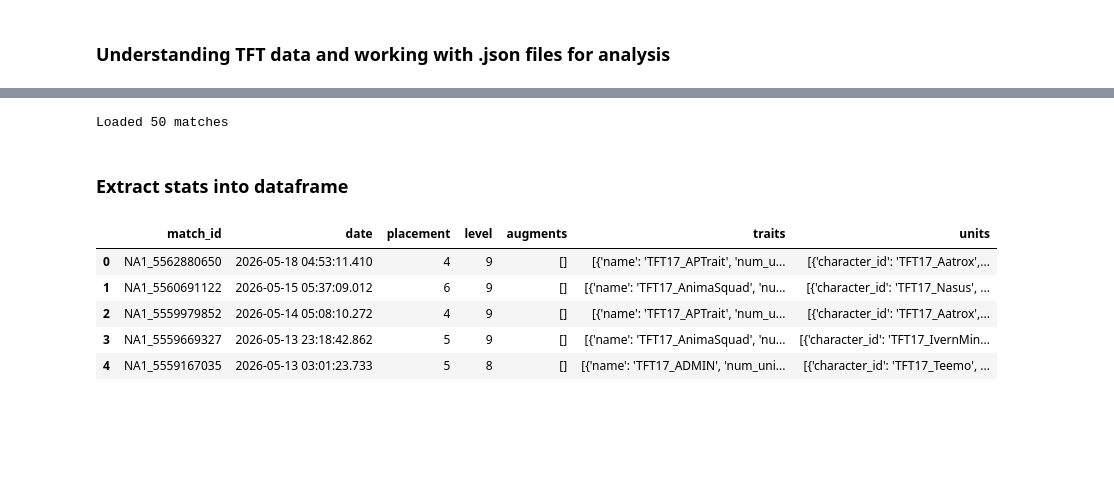
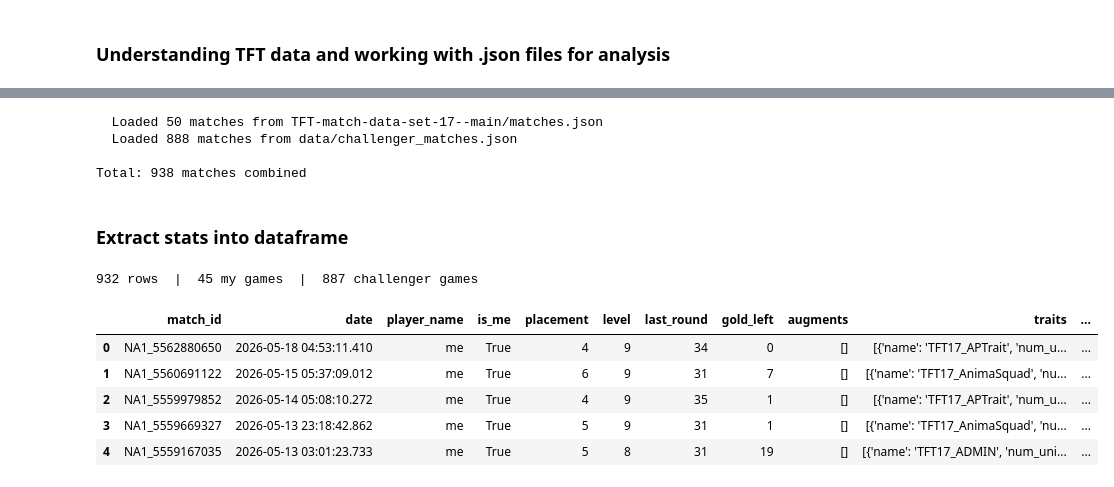
Before and after one commit to Spring-ms/TFT-match-data-set-17-, a Jupyter notebook: tft_analysis.ipynb, the cells around one changed output, grey strips where cells are left out. Saved outputs shown, nothing was run; the diff lists cells and outputs as text; code cells hidden in the pictures; blank space fills up the shorter version.

```diff
--- a/tft_analysis.ipynb
+++ b/tft_analysis.ipynb
@@ -32,41 +3,63 @@
 # %%
 import json
 import pandas as pd
+import os
 
-with open("data/matches.json") as f:
-    matches = json.load(f)
+def load_json(path):
+    if not os.path.exists(path):
+        print(f"  [skipped] {path} not found")
+        return []
+    with open(path) as f:
+        data = json.load(f)
+    print(f"  Loaded {len(data):,} matches from {path}")
+    return data
 
-print(f"Loaded {len(matches)} matches")
+my_matches   = load_json("TFT-match-data-set-17--main/matches.json")
+chall_matches = load_json("data/challenger_matches.json")
+
+all_matches = my_matches + chall_matches
+print(f"\nTotal: {len(all_matches):,} matches combined")
 # %% [output]
-Loaded 50 matches
+  Loaded 50 matches from TFT-match-data-set-17--main/matches.json
+  Loaded 888 matches from data/challenger_matches.json
+
+Total: 938 matches combined
 # %% [markdown]
 ### Extract stats into dataframe
 # %%
-def extract_my_stats(matches):
+def extract_stats(matches):
     rows = []
     for match in matches:
+        if match["info"].get("tft_set_number") != 17:
+            continue
         puuid = match["_my_puuid"]
         info = match["info"]
         me = next((p for p in info["participants"] if p["puuid"] == puuid), None)
         if me is None:
             continue
         rows.append({
-            "match_id":  match["metadata"]["match_id"],
-            "date":      pd.to_datetime(info["game_datetime"], unit="ms"),
-            "placement": me["placement"],
-            "level":     me["level"],
-            "augments":  [a.replace("TFT_Augment_", "") for a in me.get("augments", [])],
-            "traits":    me.get("traits", []),
-            "units":     me.get("units", []),
+            "match_id":    match["metadata"]["match_id"],
+            "date":        pd.to_datetime(info["game_datetime"], unit="ms"),
+            "player_name": match.get("_player_name", "me"),
+            "is_me":       match.get("_is_me", True),
+            "placement":   me["placement"],
+            "level":       me["level"],
+            "last_round":  me["last_round"],
+            "gold_left":   me["gold_left"],
+            "augments":    [a.replace("TFT_Augment_", "") for a in me.get("augments", [])],
+            "traits":      me.get("traits", []),
+            "units":       me.get("units", []),
         })
     return pd.DataFrame(rows)
 
-df = extract_my_stats(matches)
+df = extract_stats(all_matches)
+print(f"{len(df):,} rows  |  {df['is_me'].sum()} my games  |  {(~df['is_me']).sum()} challenger games")
 df.head()
 # %% [output]
+932 rows  |  45 my games  |  887 challenger games
-|  | match_id | date | placement | level | augments | traits | units |
-| 0 | NA1_5562880650 | 2026-05-18 04:53:11.410 | 4 | 9 | [] | [{'name': 'TFT17_APTrait', 'num_u... | [{'character_id': 'TFT17_Aatrox',... |
-| 1 | NA1_5560691122 | 2026-05-15 05:37:09.012 | 6 | 9 | [] | [{'name': 'TFT17_AnimaSquad', 'nu... | [{'character_id': 'TFT17_Nasus', ... |
-| 2 | NA1_5559979852 | 2026-05-14 05:08:10.272 | 4 | 9 | [] | [{'name': 'TFT17_APTrait', 'num_u... | [{'character_id': 'TFT17_Aatrox',... |
-| 3 | NA1_5559669327 | 2026-05-13 23:18:42.862 | 5 | 9 | [] | [{'name': 'TFT17_AnimaSquad', 'nu... | [{'character_id': 'TFT17_IvernMin... |
-| 4 | NA1_5559167035 | 2026-05-13 03:01:23.733 | 5 | 8 | [] | [{'name': 'TFT17_ADMIN', 'num_uni... | [{'character_id': 'TFT17_Teemo', ... |
+|  | match_id | date | player_name | is_me | placement | level | last_round | gold_left | augments | traits | ... |
+| 0 | NA1_5562880650 | 2026-05-18 04:53:11.410 | me | True | 4 | 9 | 34 | 0 | [] | [{'name': 'TFT17_APTrait', 'num_u... | ... |
+| 1 | NA1_5560691122 | 2026-05-15 05:37:09.012 | me | True | 6 | 9 | 31 | 7 | [] | [{'name': 'TFT17_AnimaSquad', 'nu... | ... |
+| 2 | NA1_5559979852 | 2026-05-14 05:08:10.272 | me | True | 4 | 9 | 35 | 1 | [] | [{'name': 'TFT17_APTrait', 'num_u... | ... |
+| 3 | NA1_5559669327 | 2026-05-13 23:18:42.862 | me | True | 5 | 9 | 31 | 1 | [] | [{'name': 'TFT17_AnimaSquad', 'nu... | ... |
+| 4 | NA1_5559167035 | 2026-05-13 03:01:23.733 | me | True | 5 | 8 | 31 | 19 | [] | [{'name': 'TFT17_ADMIN', 'num_uni... | ... |
```
Also changed, not shown: parts of 10 cells of this notebook.
